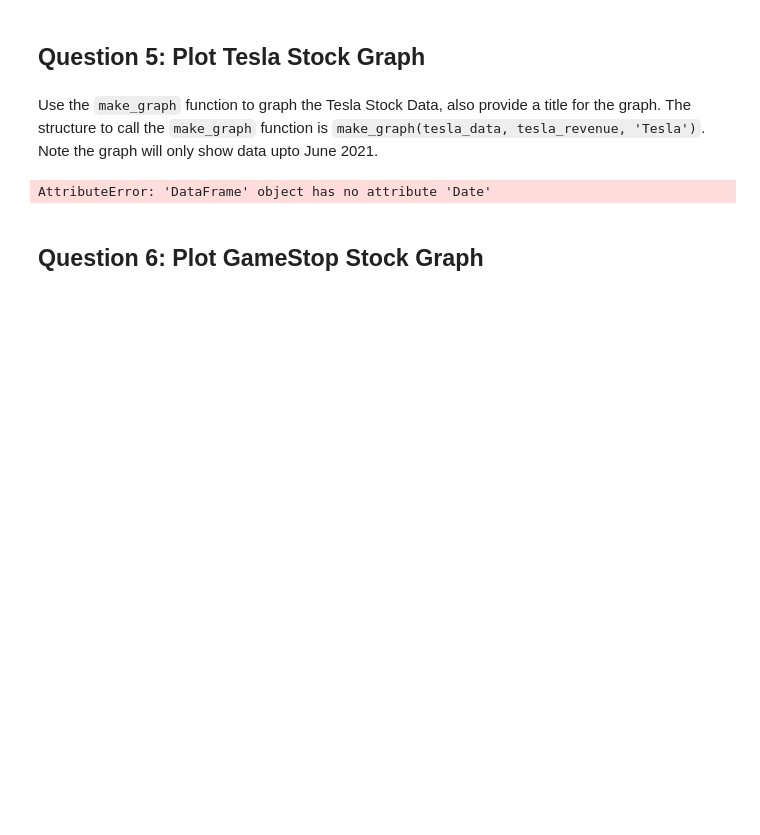
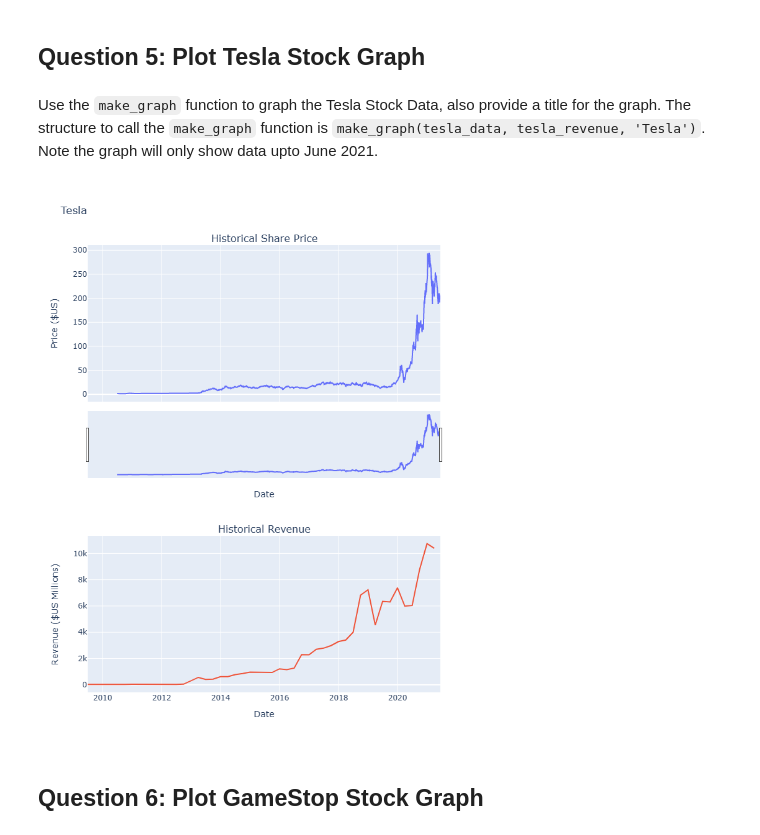
Before and after one commit to guiltyhime/IBM-Data-Analysis, a Jupyter notebook: Final Assignment.ipynb, the cells around one changed output. Saved outputs shown, nothing was run; the diff lists cells and outputs as text; code cells hidden in the pictures; blank space fills up the shorter version.

```diff
--- a/Final Assignment.ipynb
+++ b/Final Assignment.ipynb
@@ -222,9 +265,10 @@ gme_revenue.tail()
 # %% [markdown]
 Use the `make_graph` function to graph the Tesla Stock Data, also provide a title for the graph. The structure to call the `make_graph` function is `make_graph(tesla_data, tesla_revenue, 'Tesla')`. Note the graph will only show data upto June 2021.
 # %%
+tesla_data.reset_index(inplace=True)
 make_graph(tesla_data,tesla_revenue,'Tesla')
 # %% [output]
-AttributeError: 'DataFrame' object has no attribute 'Date'
+[figure, added]
 # %% [markdown]
 ## Question 6: Plot GameStop Stock Graph
 # %% [markdown]
```
Also changed, not shown: parts of 9 cells of this notebook.
